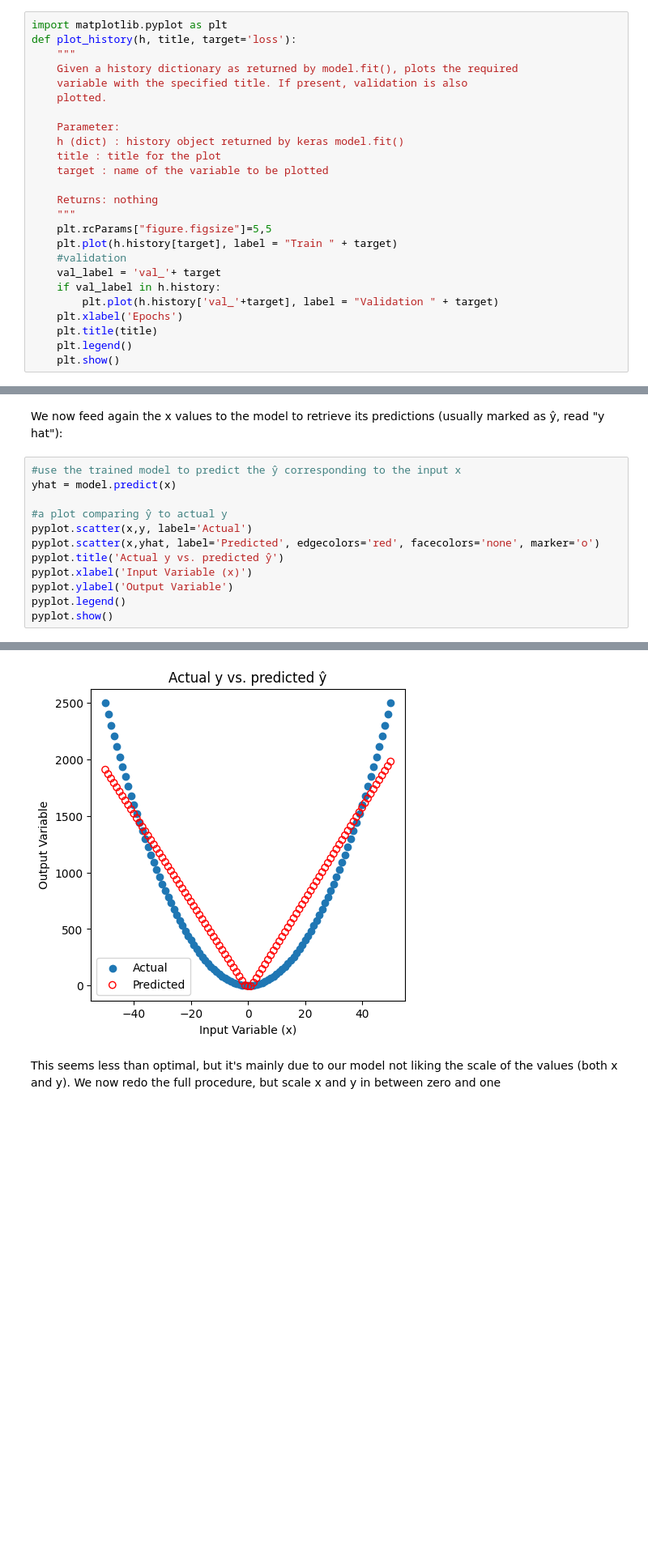
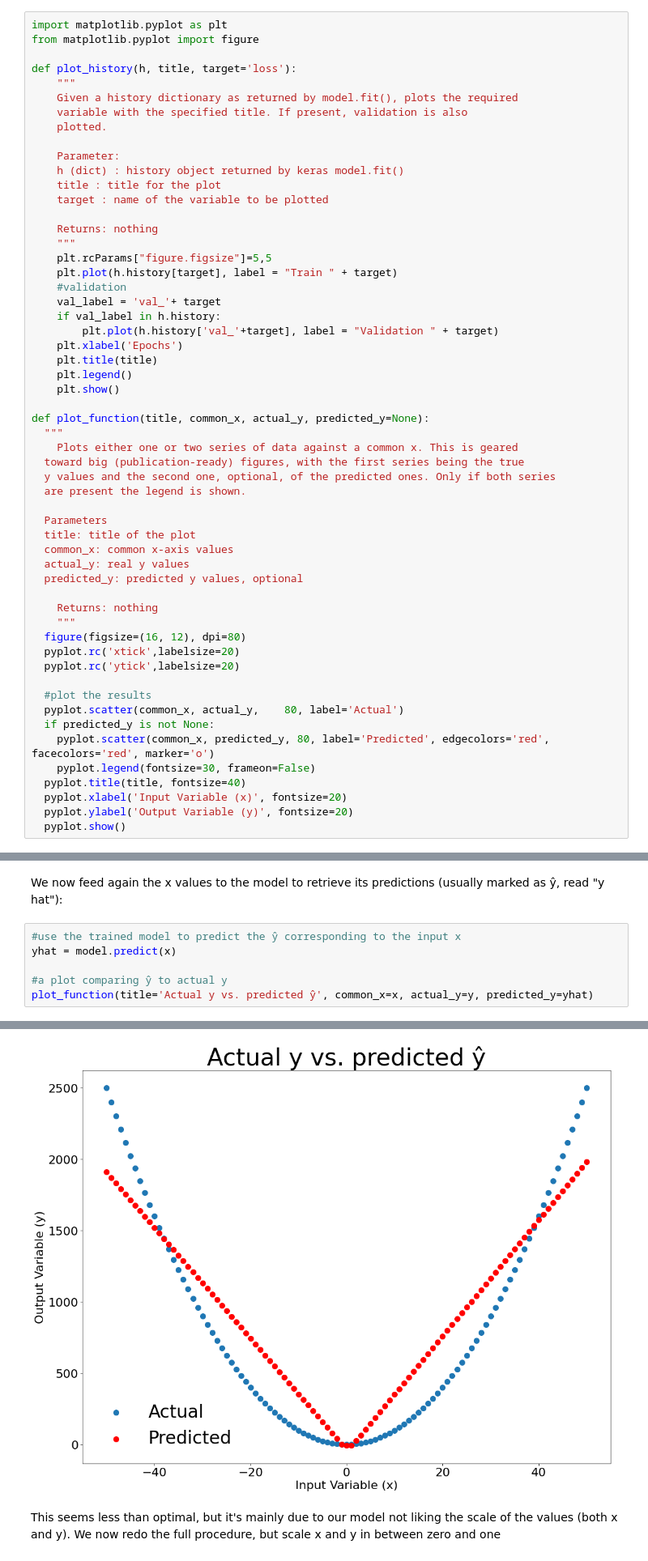
Before and after one commit to ne1s0n/bioinformateachers, a Jupyter notebook: dlb/function_approximation.ipynb, the cells around one changed output, grey strips where cells are left out. Shown: that part at 81% size. Drawn from its saved outputs; the diff is of its cells as text; blank space fills up the shorter version.

```diff
--- a/dlb/function_approximation.ipynb
+++ b/dlb/function_approximation.ipynb
@@ -47,5 +47,7 @@ We define a utility function to examine the training progress
 # %%
 import matplotlib.pyplot as plt
+from matplotlib.pyplot import figure
+
 def plot_history(h, title, target='loss'):
 	"""
 	Given a history dictionary as returned by model.fit(), plots the required
@@ -69,6 +71,35 @@ def plot_history(h, title, target='loss'):
 	plt.title(title)
 	plt.legend()
 	plt.show()
+
+def plot_function(title, common_x, actual_y, predicted_y=None):
+  """
+	Plots either one or two series of data against a common x. This is geared
+  toward big (publication-ready) figures, with the first series being the true
+  y values and the second one, optional, of the predicted ones. Only if both series
+  are present the legend is shown.
+
+  Parameters
+  title: title of the plot
+  common_x: common x-axis values
+  actual_y: real y values
+  predicted_y: predicted y values, optional
+
+	Returns: nothing
+	"""
+  figure(figsize=(16, 12), dpi=80)
+  pyplot.rc('xtick',labelsize=20)
+  pyplot.rc('ytick',labelsize=20)
+
+  #plot the results
+  pyplot.scatter(common_x, actual_y,    80, label='Actual')
+  if predicted_y is not None:
+    pyplot.scatter(common_x, predicted_y, 80, label='Predicted', edgecolors='red', facecolors='red', marker='o')
+    pyplot.legend(fontsize=30, frameon=False)
+  pyplot.title(title, fontsize=40)
+  pyplot.xlabel('Input Variable (x)', fontsize=20)
+  pyplot.ylabel('Output Variable (y)', fontsize=20)
+  pyplot.show()
 # %% [markdown]
 Let's take a look to our training trajectory
 # %%
@@ -82,11 +113,5 @@ We now feed again the x values to the model to retrieve its predictions (usually
 yhat = model.predict(x)
 
 #a plot comparing ŷ to actual y
-pyplot.scatter(x,y, label='Actual')
-pyplot.scatter(x,yhat, label='Predicted', edgecolors='red', facecolors='none', marker='o')
-pyplot.title('Actual y vs. predicted ŷ')
-pyplot.xlabel('Input Variable (x)')
-pyplot.ylabel('Output Variable')
-pyplot.legend()
-pyplot.show()
+plot_function(title='Actual y vs. predicted ŷ', common_x=x, actual_y=y, predicted_y=yhat)
 # %% [output]
@@ -94,4 +119,4 @@ pyplot.show()
-[figure, old version]
+[figure, new version]
 # %% [markdown]
 This seems less than optimal, but it's mainly due to our model not liking the scale of the values (both x and y). We now redo the full procedure, but scale x and y in between zero and one
 # %%
```
Also changed, not shown: parts of 8 cells of this notebook.
